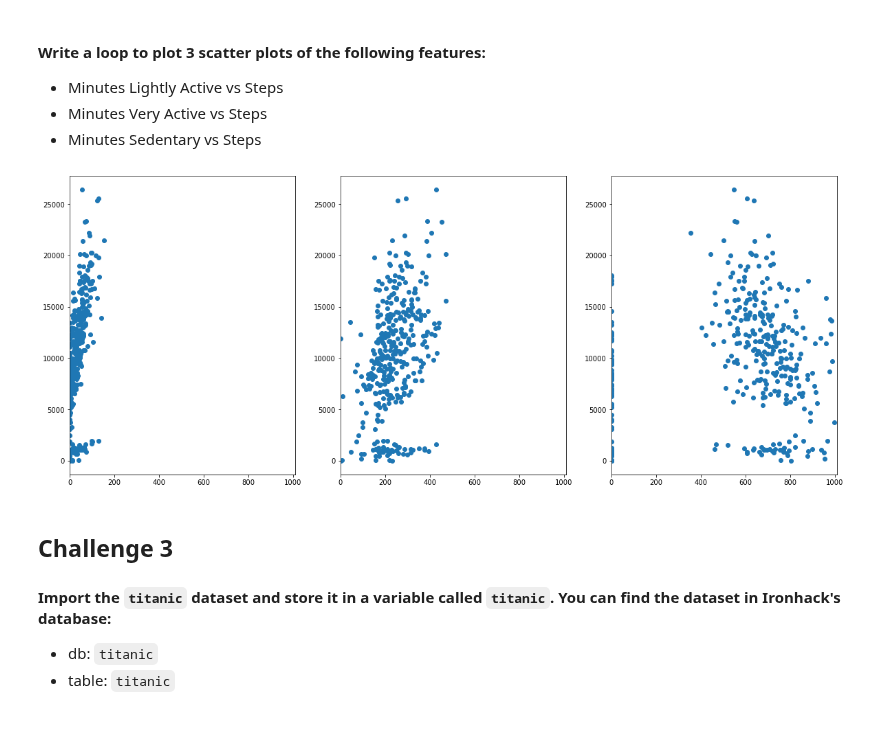
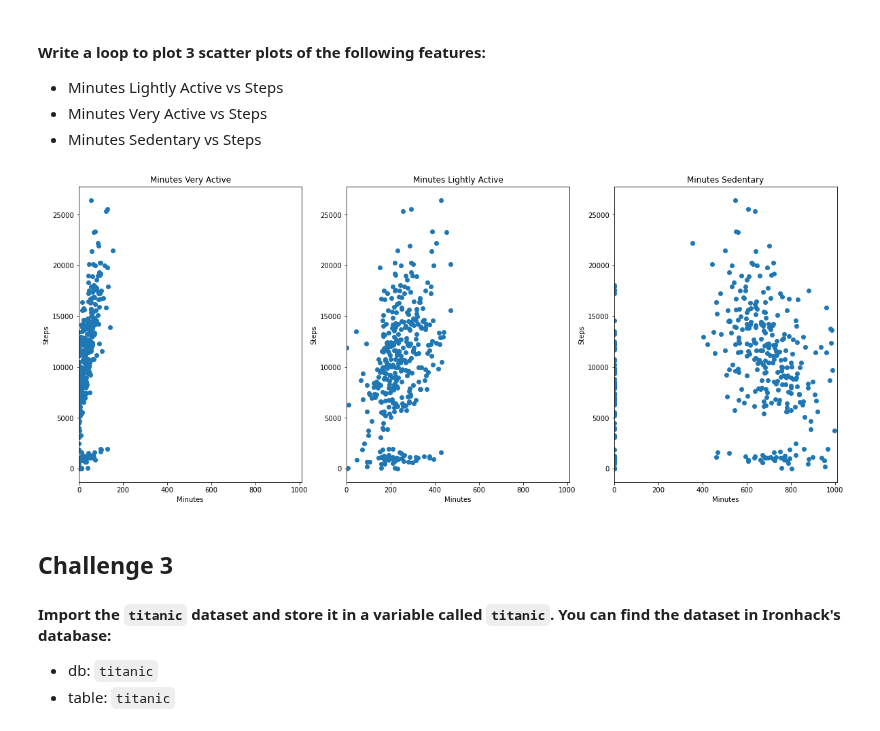
Before and after one commit to gabrielanakasato/ironhack-daft, a Jupyter notebook: labs/lab-w04/05-matplotlib-seaborn/your-code/main.ipynb, the cells around one changed output. Drawn from its saved outputs; the diff is of its cells as text; code cells hidden in the pictures.

```diff
--- a/labs/lab-w04/05-matplotlib-seaborn/your-code/main.ipynb
+++ b/labs/lab-w04/05-matplotlib-seaborn/your-code/main.ipynb
@@ -172,21 +172,29 @@ Fitbitter is more active during the weekends.
 # %%
 # your code here
 
+# Create an auxiliary subset
+fitbit_sub = fitbit.loc[:, ['Minutes Very Active', 'Minutes Lightly Active', 'Minutes Sedentary']]
+
 # Create the graphs
 fig , axes = plt.subplots(nrows=1, ncols=3, figsize=(20,8))
-axes[0].scatter(fitbit['Minutes Very Active'], fitbit['Steps'])
-axes[1].scatter(fitbit['Minutes Lightly Active'], fitbit['Steps'])
-axes[2].scatter(fitbit['Minutes Sedentary'], fitbit['Steps'])
 
-# Set limit the x axis range
-axes[0].set_xlim([0, 1010]);
-axes[1].set_xlim([0, 1010]);
-axes[2].set_xlim([0, 1010]);
+for index, item in enumerate(fitbit_sub):
+    # Add graph
+    axes[index].scatter(fitbit.loc[:, item], fitbit['Steps'])
 
-# Add titles
-a
+    # Set limit the x axis range
+    axes[index].set_xlim([0, 1010])
+
+    # Add titles
+    axes[index].set_title(item)
+
+    # Label y-axis
+    axes[index].set_ylabel('Steps')
+
+    ## Label x-axis
+    axes[index].set_xlabel('Minutes')
 # %% [output]
-[figure, old version]
+[figure, new version]
 # %% [markdown]
 ## Challenge 3
 
```
Also changed, not shown: parts of 5 cells of this notebook, 3 other files.
